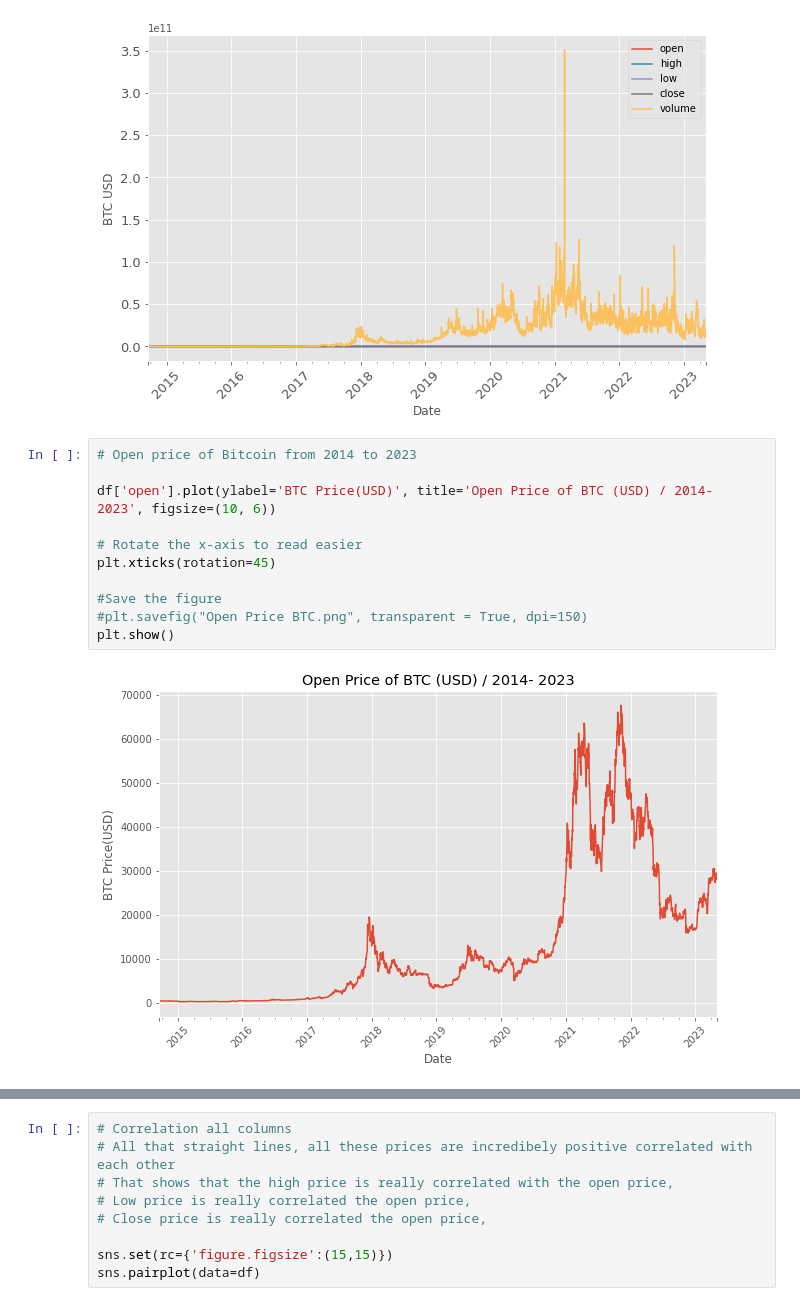
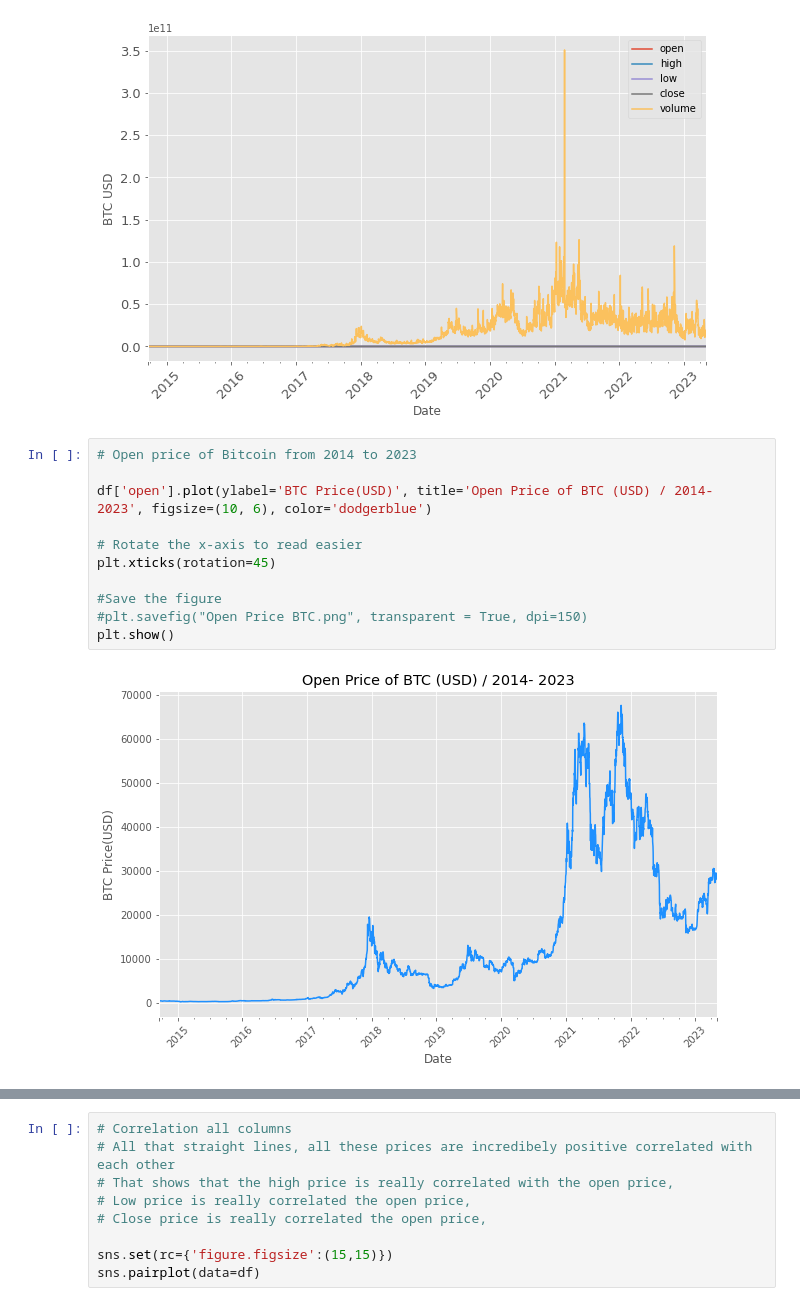
Before and after one commit to drykvf/Bitcoin_Pred_022023, a Jupyter notebook: Bitcoin Price Pred-HeraK.ipynb, the cells around one changed output, grey strips where cells are left out. Drawn from its saved outputs; the diff is of its cells as text.

```diff
--- a/Bitcoin Price Pred-HeraK.ipynb
+++ b/Bitcoin Price Pred-HeraK.ipynb
@@ -218,16 +218,16 @@ plt.show()
 # %%
 # Open price of Bitcoin from 2014 to 2023
 
-df['open'].plot(ylabel='BTC Price(USD)', title='Open Price of BTC (USD) / 2014- 2023', figsize=(10, 6))
+df['open'].plot(ylabel='BTC Price(USD)', title='Open Price of BTC (USD) / 2014- 2023', figsize=(10, 6), color='dodgerblue')
 
 # Rotate the x-axis to read easier
 plt.xticks(rotation=45)
 
 #Save the figure
 #plt.savefig("Open Price BTC.png", transparent = True, dpi=150)
 plt.show()
 # %% [output]
-[figure, old version]
+[figure, new version]
 # %%
 # Close price of Bitcoin from 2014 to 2023
 
```
Also changed, not shown: parts of 34 cells of this notebook.
